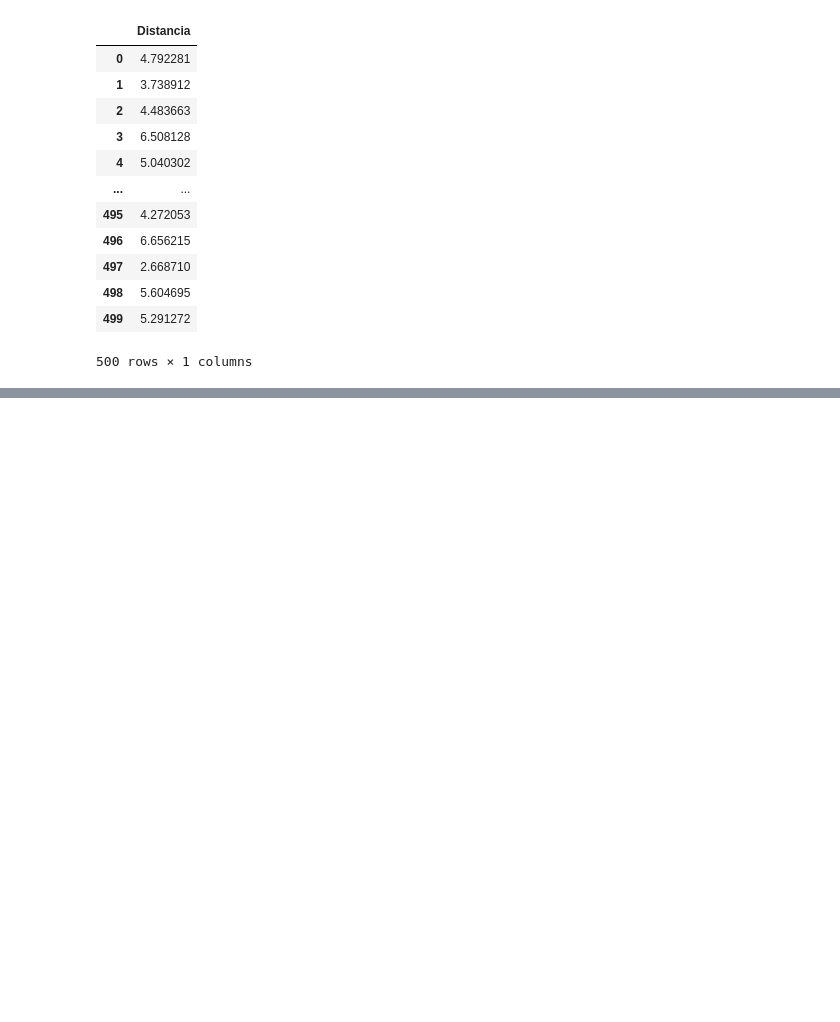
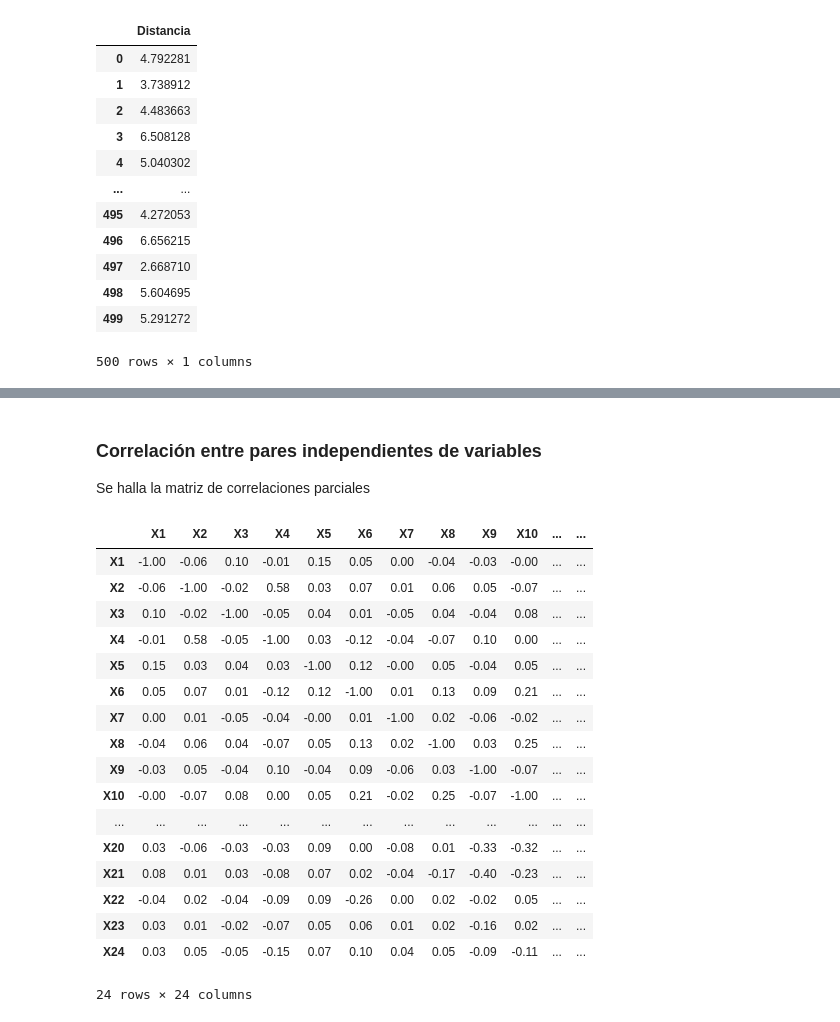
Before and after one commit to jgavirias13/DataScienceTools, a Jupyter notebook: Estadistica/taller1/taller1.ipynb, the cells around one changed output, grey strips where cells are left out. Saved outputs shown, nothing was run; the diff lists cells and outputs as text; code cells hidden in the pictures; blank space fills up the shorter version.

```diff
--- a/Estadistica/taller1/taller1.ipynb
+++ b/Estadistica/taller1/taller1.ipynb
@@ -607,0 +706,36 @@ Distancias:
+# %% [markdown]
+### Correlación entre pares independientes de variables
+
+Se halla la matriz de correlaciones parciales
+# %%
+def correlacionesParciales(x):
+    """
+    funcion para calcular las correlaciones entre pares de variables
+    """
+    SdiaINV = np.diag(np.linalg.inv(x.cov()))**-0.5 #son las varianzas poblacionales
+    matriz_D = np.diag(SdiaINV,0) #matriz cuadrada diagonal cuya diagonal es Sdia
+    intermedio = matriz_D.dot(np.linalg.inv(x.cov()))
+    CorrelP = -1*intermedio.dot(matriz_D)
+    return CorrelP
+# %%
+corrParciales = pd.DataFrame(correlacionesParciales(x), index=x.columns, columns=x.columns)
+corrParciales.round(2)
+# %% [output]
+|  | X1 | X2 | X3 | X4 | X5 | X6 | X7 | X8 | X9 | X10 | ... | ... |
+| X1 | -1.00 | -0.06 | 0.10 | -0.01 | 0.15 | 0.05 | 0.00 | -0.04 | -0.03 | -0.00 | ... | ... |
+| X2 | -0.06 | -1.00 | -0.02 | 0.58 | 0.03 | 0.07 | 0.01 | 0.06 | 0.05 | -0.07 | ... | ... |
+| X3 | 0.10 | -0.02 | -1.00 | -0.05 | 0.04 | 0.01 | -0.05 | 0.04 | -0.04 | 0.08 | ... | ... |
+| X4 | -0.01 | 0.58 | -0.05 | -1.00 | 0.03 | -0.12 | -0.04 | -0.07 | 0.10 | 0.00 | ... | ... |
+| X5 | 0.15 | 0.03 | 0.04 | 0.03 | -1.00 | 0.12 | -0.00 | 0.05 | -0.04 | 0.05 | ... | ... |
+| X6 | 0.05 | 0.07 | 0.01 | -0.12 | 0.12 | -1.00 | 0.01 | 0.13 | 0.09 | 0.21 | ... | ... |
+| X7 | 0.00 | 0.01 | -0.05 | -0.04 | -0.00 | 0.01 | -1.00 | 0.02 | -0.06 | -0.02 | ... | ... |
+| X8 | -0.04 | 0.06 | 0.04 | -0.07 | 0.05 | 0.13 | 0.02 | -1.00 | 0.03 | 0.25 | ... | ... |
+| X9 | -0.03 | 0.05 | -0.04 | 0.10 | -0.04 | 0.09 | -0.06 | 0.03 | -1.00 | -0.07 | ... | ... |
+| X10 | -0.00 | -0.07 | 0.08 | 0.00 | 0.05 | 0.21 | -0.02 | 0.25 | -0.07 | -1.00 | ... | ... |
+| ... | ... | ... | ... | ... | ... | ... | ... | ... | ... | ... | ... | ... |
+| X20 | 0.03 | -0.06 | -0.03 | -0.03 | 0.09 | 0.00 | -0.08 | 0.01 | -0.33 | -0.32 | ... | ... |
+| X21 | 0.08 | 0.01 | 0.03 | -0.08 | 0.07 | 0.02 | -0.04 | -0.17 | -0.40 | -0.23 | ... | ... |
+| X22 | -0.04 | 0.02 | -0.04 | -0.09 | 0.09 | -0.26 | 0.00 | 0.02 | -0.02 | 0.05 | ... | ... |
+| X23 | 0.03 | 0.01 | -0.02 | -0.07 | 0.05 | 0.06 | 0.01 | 0.02 | -0.16 | 0.02 | ... | ... |
+| X24 | 0.03 | 0.05 | -0.05 | -0.15 | 0.07 | 0.10 | 0.04 | 0.05 | -0.09 | -0.11 | ... | ... |
+24 rows × 24 columns
```
Also changed, not shown: parts of 28 cells of this notebook, 1 other file.
